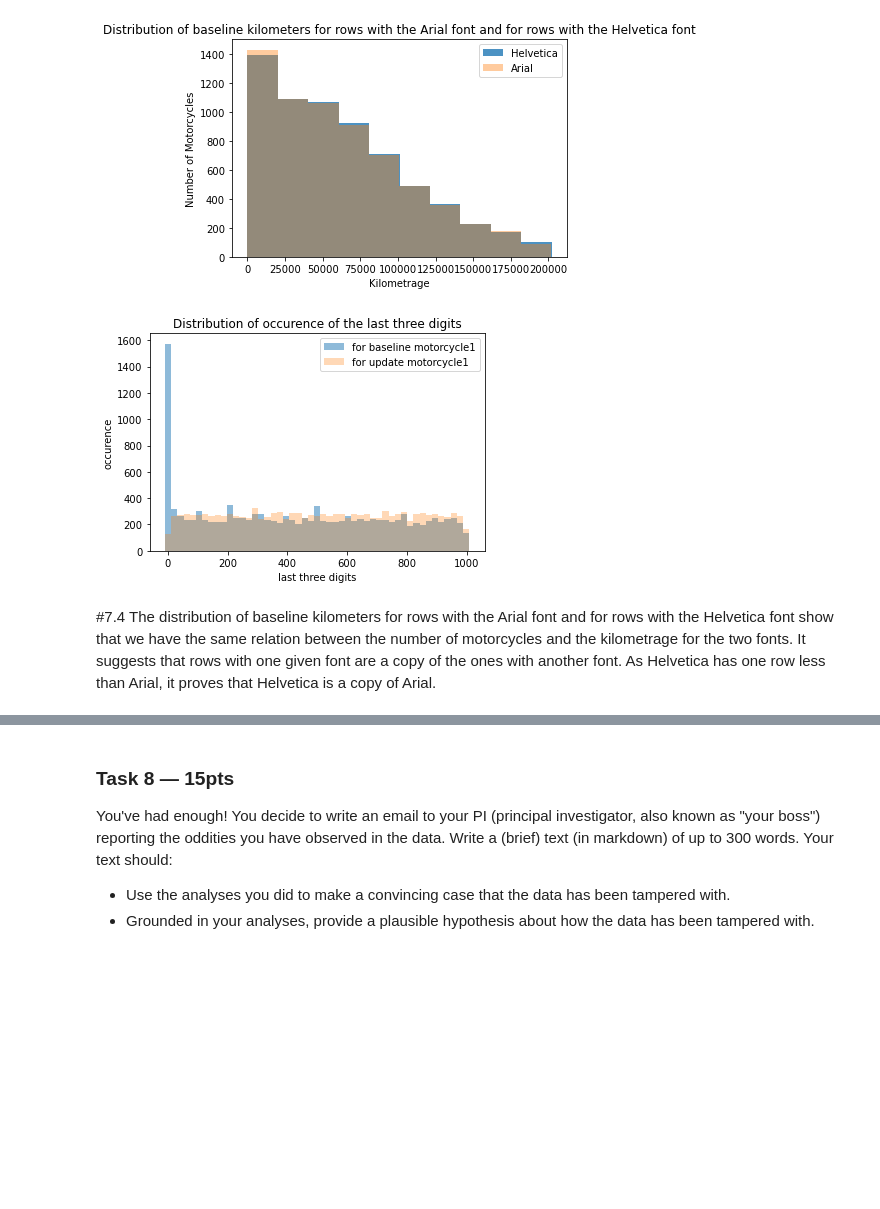
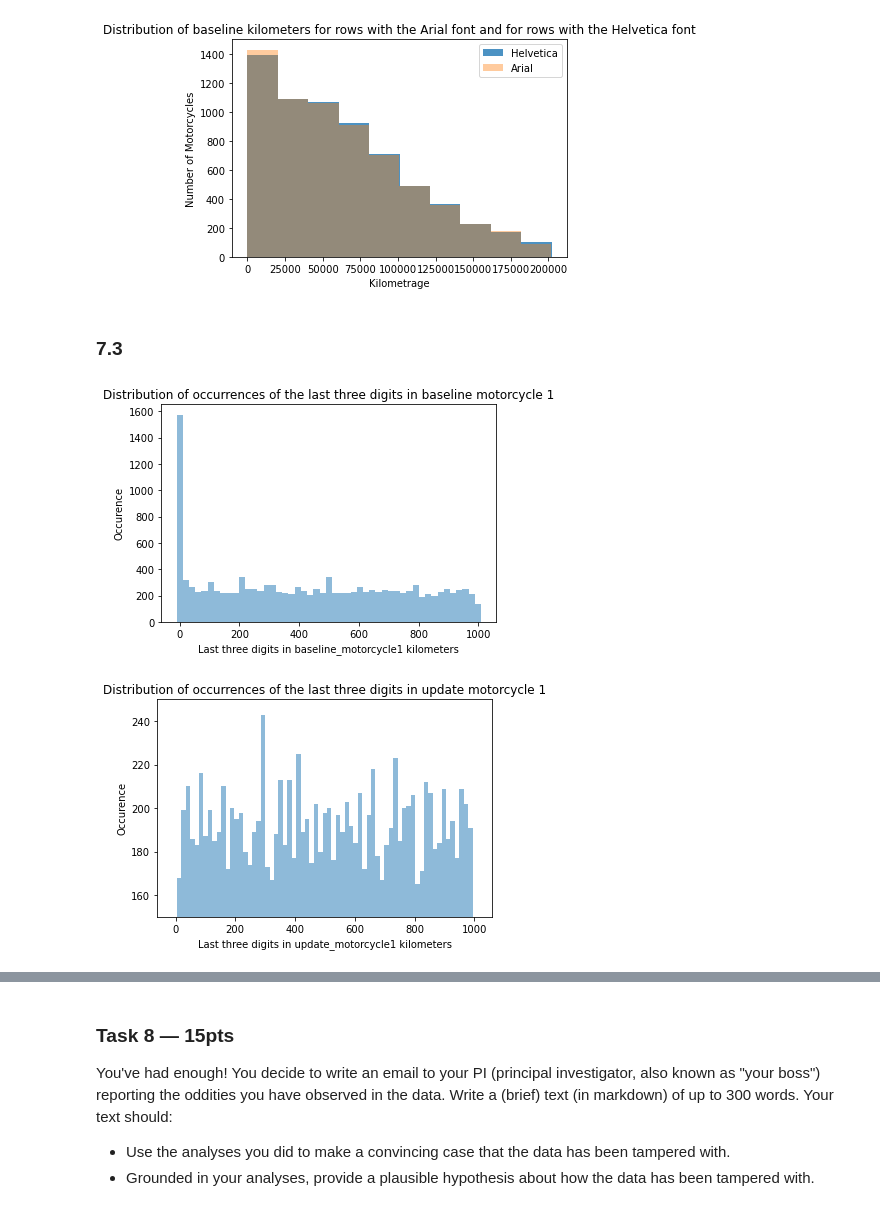
Before and after one commit to npont/ADA_HW, a Jupyter notebook: hw1 (2).ipynb, the cells around one changed output, grey strips where cells are left out. Cells and saved outputs as stored; diff of their text form; code cells hidden in the pictures; blank space fills up the shorter version.

Commit message:
last changes with the ones of Meghan

```diff
--- a/hw1 (2).ipynb
+++ b/hw1 (2).ipynb
@@ -257,0 +266,10 @@ dtype: float64
+# %%
+index_to_change = ['update_motorcycle1','update_motorcycle2', 'update_motorcycle3', 'update_motorcycle4',
+             'baseline_motorcycle1', 'baseline_motorcycle2', 'baseline_motorcycle3', 'baseline_motorcycle4']
+
+Q1 = data.quantile(0.25)
+Q3 = data.quantile(0.75)
+IQR = Q3 - Q1
+
+data = data[~((data[index_to_change] < (Q1 - 1.5 * IQR)) |(data[index_to_change] > (Q3 + 1.5 * IQR))).any(axis=1)]
+data.shape
@@ -629,0 +664,10 @@ The distributions are really similar. However, for digits close to 000 we get a
+# %%
+data['LastDigit_baseline']=data['baseline_motorcycle1'].mod(10**3)
+data['LastDigit_update']=data['update_motorcycle1'].mod(10**3)
+
+plt.hist(data['LastDigit_baseline'], np.linspace(0, data['LastDigit_baseline'].max()+10, 80), alpha=0.5)
+plt.ylim([150,300])
+plt.xlabel('Last three digits in baseline_motorcycle1 kilometers')
+plt.ylabel('Occurrence')
+plt.title('Distribution of occurrences of the last three digits in baseline motorcycle 1')
+plt.show()
@@ -689,22 +789,25 @@ plt.title('Distribution of baseline kilometers for rows with the Arial font and
 plt.show()
 # %% [output]
 [figure]
+# %% [markdown]
+### 7.3
 # %%
-#7.3
 merge['LastDigit_baseline']=merge['baseline_motorcycle1'].mod(10**3)
 merge['LastDigit_update']=merge['update_motorcycle1'].mod(10**3)
 
-bins=np.linspace(merge['LastDigit_baseline'].min()-10, merge['LastDigit_baseline'].max()+10, 50)
-plt.hist(merge['LastDigit_baseline'], bins, alpha=0.5, label='for baseline motorcycle1')
-plt.hist(merge['LastDigit_update'], bins, alpha=0.3, label='for update motorcycle1')
-plt.title('Distribution of occurence of the last three digits')
-plt.xlabel('last three digits')
-plt.ylabel('occurence')
-plt.legend(loc='upper right')
+plt.hist(merge['LastDigit_baseline'], np.linspace(merge['LastDigit_baseline'].min()-10, merge['LastDigit_baseline'].max()+10, 50), alpha=0.5)
+plt.xlabel('Last three digits in baseline_motorcycle1 kilometers')
+plt.ylabel('Occurence')
+plt.title('Distribution of occurrences of the last three digits in baseline motorcycle 1')
 plt.show()
+
+plt.hist(merge['LastDigit_update'],
+         np.linspace(merge['LastDigit_update'].min()-10, merge['LastDigit_update'].max()+10, 70), alpha=0.5)
+plt.ylim([150,250])
+plt.xlabel('Last three digits in update_motorcycle1 kilometers')
+plt.ylabel('Occurence')
+plt.title('Distribution of occurrences of the last three digits in update motorcycle 1')
+plt.show()
 # %% [output]
-[figure, old version]
+[figure, new version]
+[figure, added]
-# %% [markdown]
-#7.4
-The distribution of baseline kilometers for rows with the Arial font and for rows with the Helvetica font show that we have the same relation between the number of motorcycles and the kilometrage for the two fonts. It suggests that rows with one given font are a copy of the ones with another font.
-As Helvetica has one row less than Arial, it proves that Helvetica is a copy of Arial.
```
Also changed, not shown: parts of 56 cells of this notebook, 1 other file.
